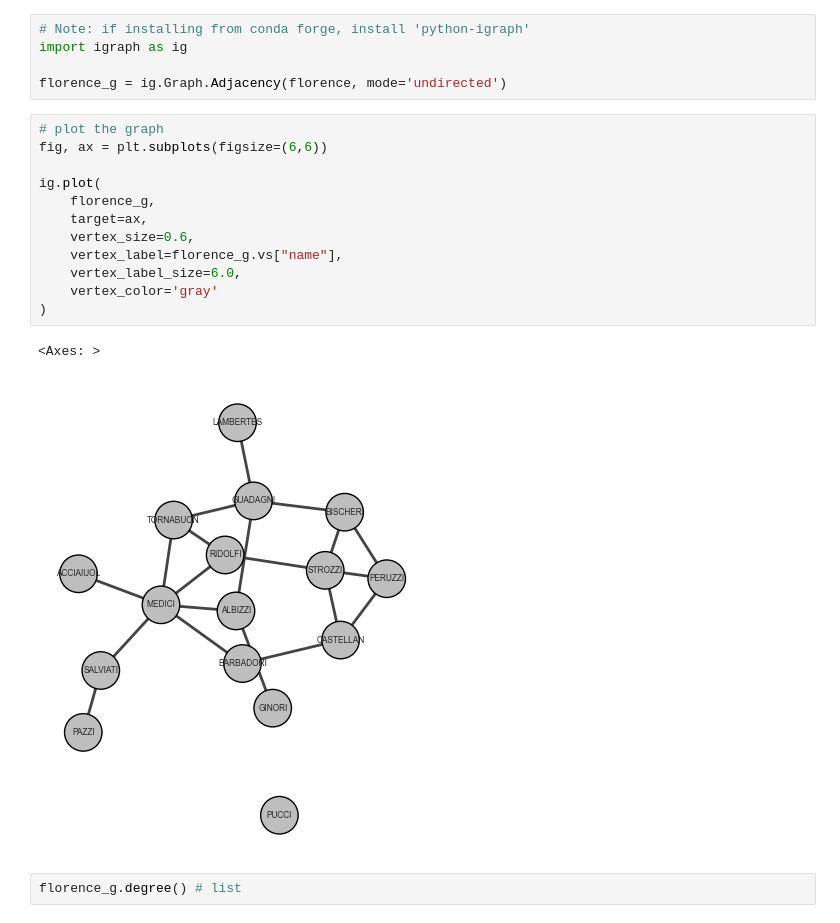
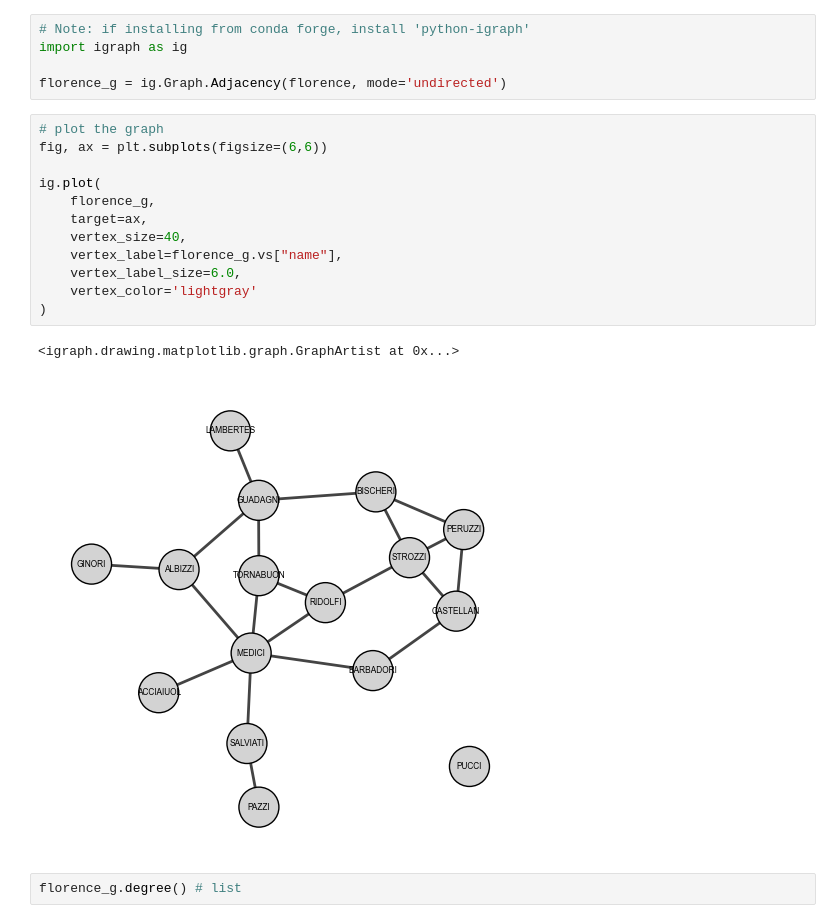
Before and after one commit to jeffallen13/qsspy, a Jupyter notebook: DISCOVERY/discovery-py.ipynb, the cells around one changed output. Cells and saved outputs as stored; diff of their text form.

```diff
--- a/DISCOVERY/discovery-py.ipynb
+++ b/DISCOVERY/discovery-py.ipynb
@@ -632,18 +632,18 @@ florence_g = ig.Graph.Adjacency(florence, mode='undirected')
 # %%
 # plot the graph
 fig, ax = plt.subplots(figsize=(6,6))
 
 ig.plot(
     florence_g,
     target=ax,
-    vertex_size=0.6,
+    vertex_size=40,
     vertex_label=florence_g.vs["name"],
     vertex_label_size=6.0,
-    vertex_color='gray'
+    vertex_color='lightgray'
 )
 # %% [output]
-<Axes: >
+<igraph.drawing.matplotlib.graph.GraphArtist at 0x...>
-[figure, old version]
+[figure, new version]
 # %%
 florence_g.degree() # list
 # %% [output]
```
Also changed, not shown: parts of 12 cells of this notebook, 5 other files.
